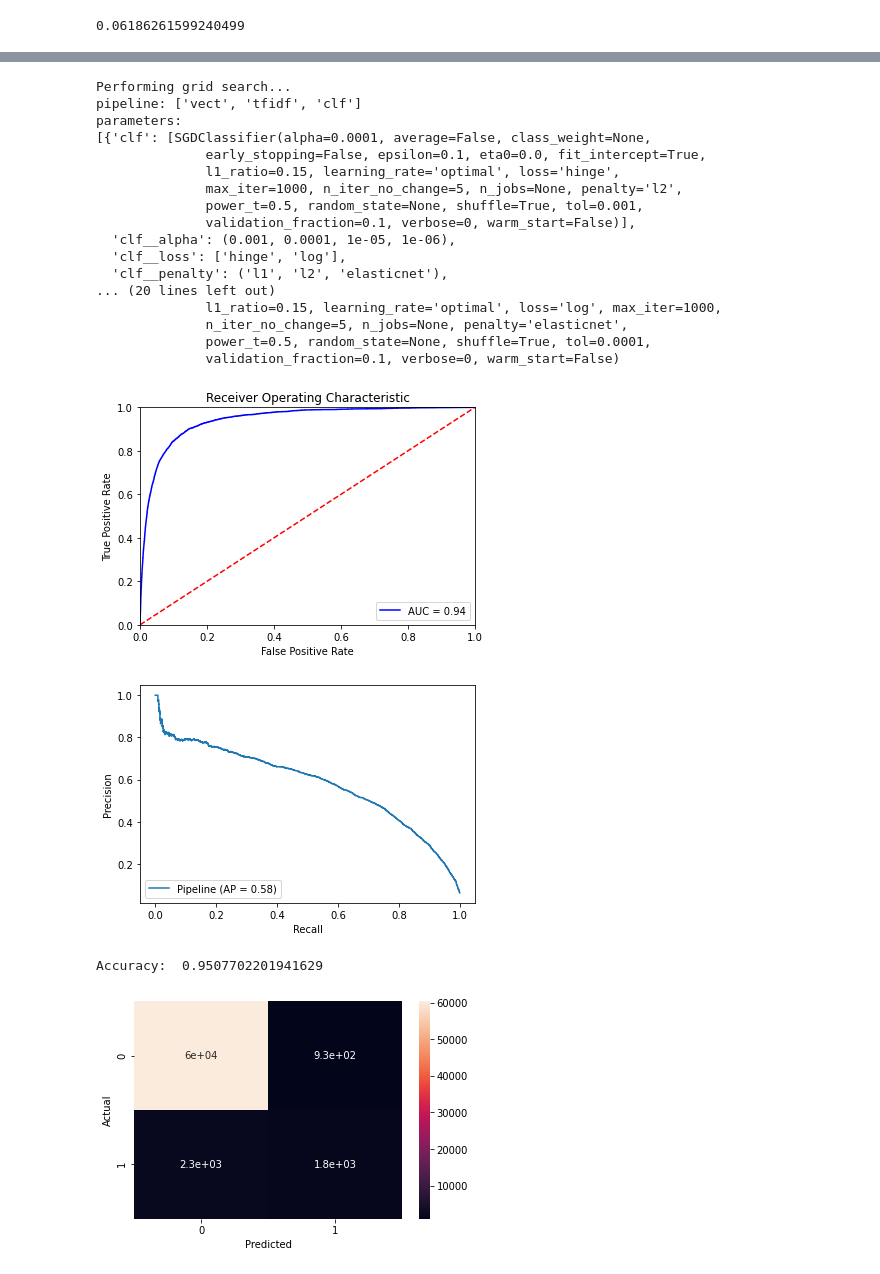
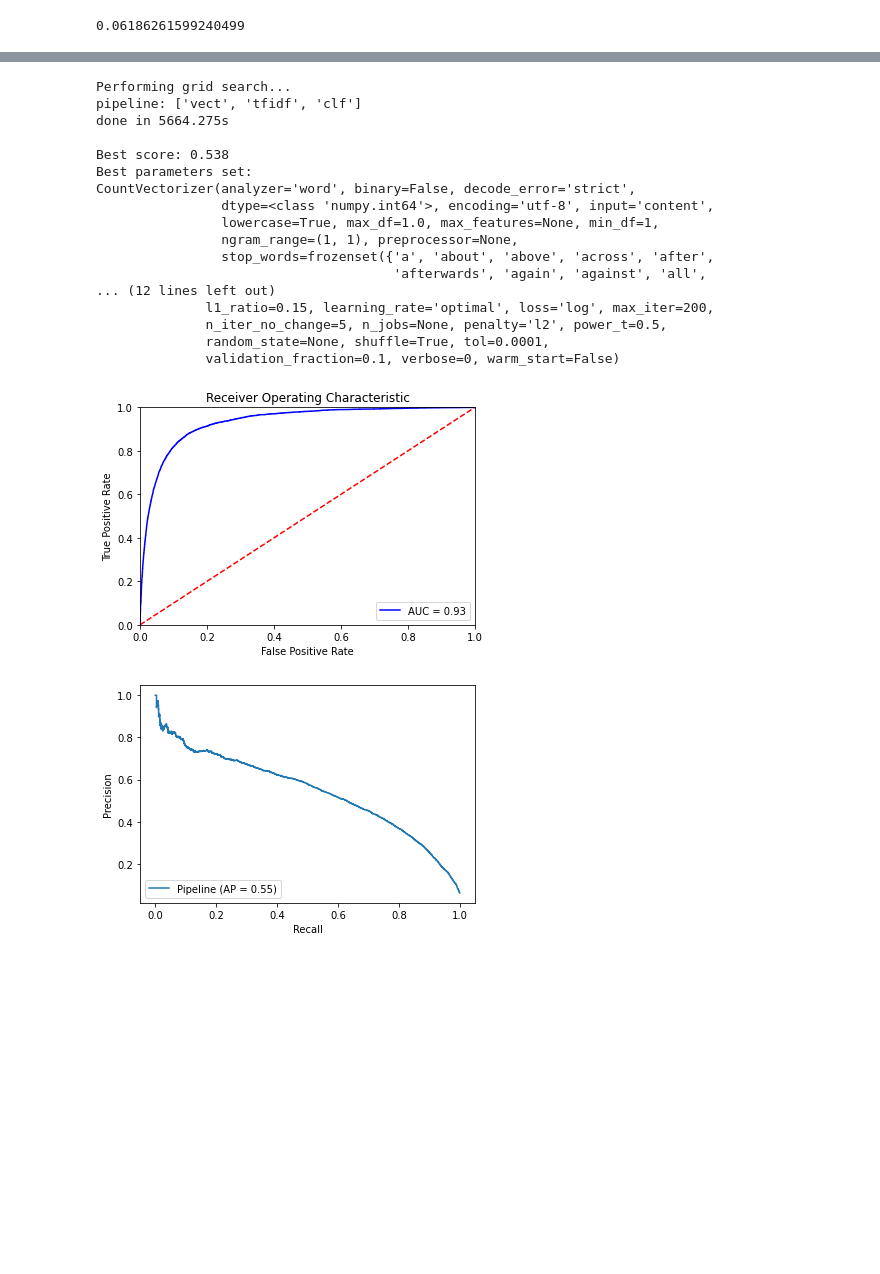
Before and after one commit to shiranimehr/Capstone-two, a Jupyter notebook: insincere_questions_classification/notebooks/Modeling.ipynb, the cells around one changed output, grey strips where cells are left out. Saved outputs shown, nothing was run; the diff lists cells and outputs as text; code cells hidden in the pictures; blank space fills up the shorter version.

```diff
--- a/insincere_questions_classification/notebooks/Modeling.ipynb
+++ b/insincere_questions_classification/notebooks/Modeling.ipynb
@@ -145,6 +170,22 @@ class DummyClf(BaseEstimator):
     def fit(self): pass
     def score(self): pass
 # %%
+from sklearn.feature_extraction import stop_words
+from nltk import word_tokenize
+from nltk.stem import WordNetLemmatizer
+from sklearn.feature_extraction import text
+
+wnl = WordNetLemmatizer()
+stop_words_lemmatized = [wnl.lemmatize(s) for s in list(stop_words.ENGLISH_STOP_WORDS)]
+stop_words = text.ENGLISH_STOP_WORDS.union(stop_words_lemmatized)
+
+class LemmaTokenizer(object):
+    def __init__(self):
+        self.wnl = WordNetLemmatizer()
+    def __call__(self, articles):
+        return [self.wnl.lemmatize(t) for t in word_tokenize(articles)]
+
+
 pipeline = Pipeline([
     ('vect', CountVectorizer()),
     ('tfidf', TfidfTransformer()),
@@ -153,21 +194,22 @@ pipeline = Pipeline([
 
 parameters = [
     {
-        'vect__stop_words': ('english', None,),
-        'vect__lowercase': (True, None,),
+        'vect__tokenizer': (LemmaTokenizer(),),
+        'vect__stop_words': (stop_words,),
+        'vect__lowercase': (True,),
         'clf': [SGDClassifier()], # SVM if hinge loss / logreg if log loss
-        'clf__penalty': ('l2', 'elasticnet', 'l1'),
-        #'clf__max_iter': [50, 80],
+        'clf__max_iter': [100, 200],
         'clf__penalty': ('l1','l2','elasticnet'),
-        'clf__alpha': (1e-3, 1e-4, 1e-5, 1e-6),
+        'clf__alpha': (1e-4, 1e-5, 1e-6),
         'clf__tol': [1e-4],
         'clf__loss': ['hinge', 'log'],
     },
     {
-        'vect__stop_words': ('english', None,),
-        'vect__lowercase': (True, None,),
+        'vect__tokenizer': (LemmaTokenizer(),),
+        'vect__stop_words': (stop_words,),
+        'vect__lowercase': (True,),
         'clf': [MultinomialNB()],
-        'clf__alpha': (1e-3, 1e-4, 1e-5, 1e-6),
+        'clf__alpha': (1e-4, 1e-5, 1e-6),
     },
 ]
 
@@ -175,10 +217,8 @@ gscv = GridSearchCV(pipeline, parameters, cv=5, scoring='average_precision')
 # %%
 print("Performing grid search...")
 print("pipeline:", [name for name, _ in pipeline.steps])
-print("parameters:")
-pprint(parameters)
 t0 = time()
-gscv.fit(X_train['question_text'], y_train)
+gscv.fit(X_train, y_train)
 print("done in %0.3fs" % (time() - t0))
 print()
 
@@ -191,40 +231,34 @@ print(best_parameters['clf'])
 # %% [output]
 Performing grid search...
 pipeline: ['vect', 'tfidf', 'clf']
-parameters:
-[{'clf': [SGDClassifier(alpha=0.0001, average=False, class_weight=None,
-              early_stopping=False, epsilon=0.1, eta0=0.0, fit_intercept=True,
-              l1_ratio=0.15, learning_rate='optimal', loss='hinge',
-              max_iter=1000, n_iter_no_change=5, n_jobs=None, penalty='l2',
-              power_t=0.5, random_state=None, shuffle=True, tol=0.001,
-              validation_fraction=0.1, verbose=0, warm_start=False)],
-  'clf__alpha': (0.001, 0.0001, 1e-05, 1e-06),
-  'clf__loss': ['hinge', 'log'],
-  'clf__penalty': ('l1', 'l2', 'elasticnet'),
-... (20 lines left out)
-              l1_ratio=0.15, learning_rate='optimal', loss='log', max_iter=1000,
-              n_iter_no_change=5, n_jobs=None, penalty='elasticnet',
-              power_t=0.5, random_state=None, shuffle=True, tol=0.0001,
+done in 5664.275s
+
+Best score: 0.538
+Best parameters set:
+CountVectorizer(analyzer='word', binary=False, decode_error='strict',
+                dtype=<class 'numpy.int64'>, encoding='utf-8', input='content',
+                lowercase=True, max_df=1.0, max_features=None, min_df=1,
+                ngram_range=(1, 1), preprocessor=None,
+                stop_words=frozenset({'a', 'about', 'above', 'across', 'after',
+                                      'afterwards', 'again', 'against', 'all',
+... (12 lines left out)
+              l1_ratio=0.15, learning_rate='optimal', loss='log', max_iter=200,
+              n_iter_no_change=5, n_jobs=None, penalty='l2', power_t=0.5,
+              random_state=None, shuffle=True, tol=0.0001,
               validation_fraction=0.1, verbose=0, warm_start=False)
 # %%
 best_model  = gscv.best_estimator_
 best_model.fit(X_train, y_train)
 
 plot_roc(best_model, X_test, y_test)
 
 plot_precision_recall_curve(best_model, X_test, y_test)
 plt.show()
 
 y_scores = best_model.predict_proba(X_test)[:, 1]
 p, r, thresholds = precision_recall_curve(y_test, y_scores)
 l = len(thresholds)
 p_r_th_df = pd.DataFrame({'Precision': p[0:l], 'Recall':r[0:l], 'Threshold':thresholds[0:l]})
-
-best_model_predicted = best_model.predict(X_test)
-calculate_accuracy(y_test, best_model_predicted)
-plot_confusion_matrix(y_test, best_model_predicted)
 # %% [output]
-[figure, old version]
+[figure, new version]
-[figure, old version]
+[figure, new version]
-Accuracy:  0.9507702201941629
-[figure, removed]
```
Also changed, not shown: parts of 13 cells of this notebook, 4 other files.
